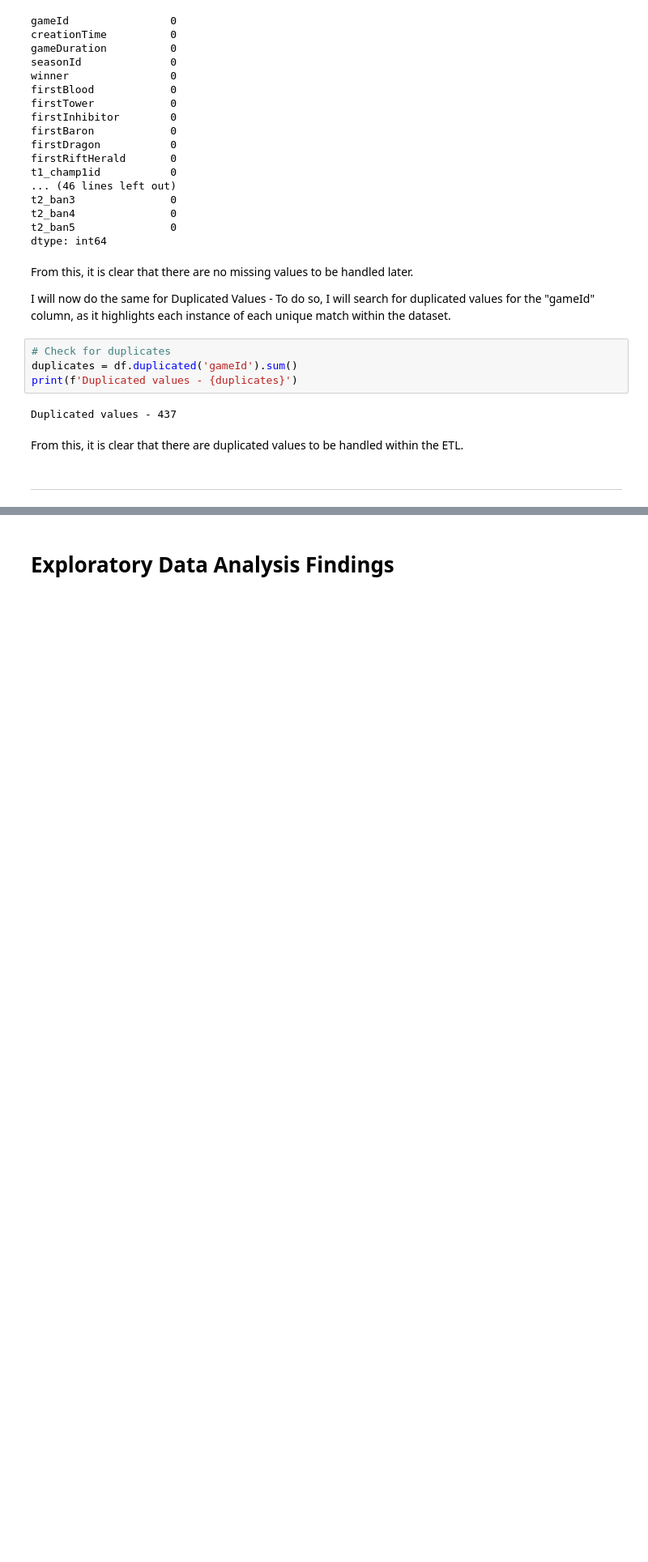
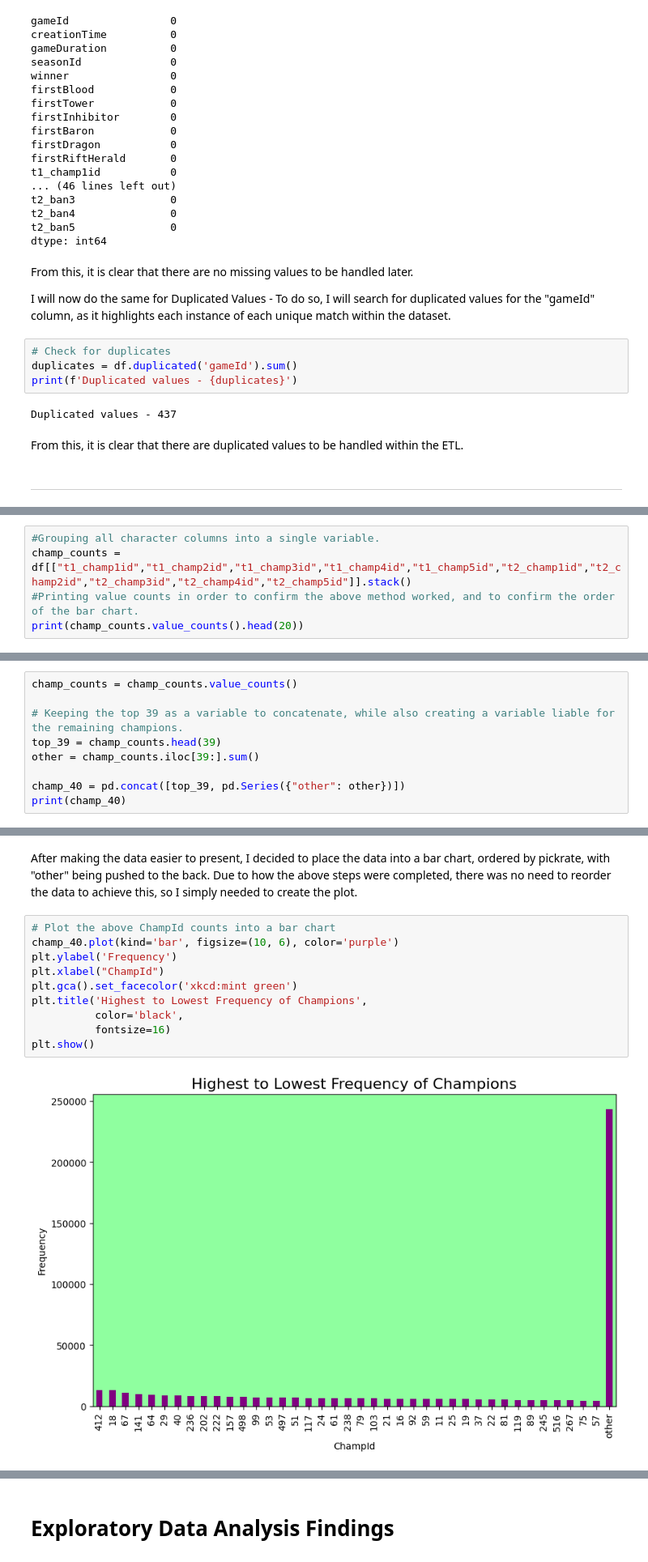
Before and after one commit to Abauker/League-of-Legends-Ranked-Match-Analysis, a Jupyter notebook: jupyter_notebooks/EDA.ipynb, the cells around one changed output, grey strips where cells are left out. Shown at 81% size. Saved outputs shown, nothing was run; the diff lists cells and outputs as text; blank space fills up the shorter version.

```diff
--- a/jupyter_notebooks/EDA.ipynb
+++ b/jupyter_notebooks/EDA.ipynb
@@ -167,0 +181,5 @@ Text(0.5, 1.0, 'Number of Matches Won by Each Team')
+# %%
+#Grouping all character columns into a single variable.
+champ_counts = df[["t1_champ1id","t1_champ2id","t1_champ3id","t1_champ4id","t1_champ5id","t2_champ1id","t2_champ2id","t2_champ3id","t2_champ4id","t2_champ5id"]].stack()
+#Printing value counts in order to confirm the above method worked, and to confirm the order of the bar chart.
+print(champ_counts.value_counts().head(20))
@@ -167,0 +204,9 @@ Text(0.5, 1.0, 'Number of Matches Won by Each Team')
+# %%
+champ_counts = champ_counts.value_counts()
+
+# Keeping the top 39 as a variable to concatenate, while also creating a variable liable for the remaining champions.
+top_39 = champ_counts.head(39)
+other = champ_counts.iloc[39:].sum()
+
+champ_40 = pd.concat([top_39, pd.Series({"other": other})])
+print(champ_40)
@@ -167,0 +231,14 @@ Text(0.5, 1.0, 'Number of Matches Won by Each Team')
+# %% [markdown]
+After making the data easier to present, I decided to place the data into a bar chart, ordered by pickrate, with "other" being pushed to the back. Due to how the above steps were completed, there was no need to  reorder the data to achieve this, so I simply needed to create the plot.
+# %%
+# Plot the above ChampId counts into a bar chart
+champ_40.plot(kind='bar', figsize=(10, 6), color='purple')
+plt.ylabel('Frequency')
+plt.xlabel("ChampId")
+plt.gca().set_facecolor('xkcd:mint green')
+plt.title('Highest to Lowest Frequency of Champions',
+          color='black',
+          fontsize=16)
+plt.show()
+# %% [output]
+[figure, added]
```
Also changed, not shown: parts of 20 cells of this notebook, 1 other file.
